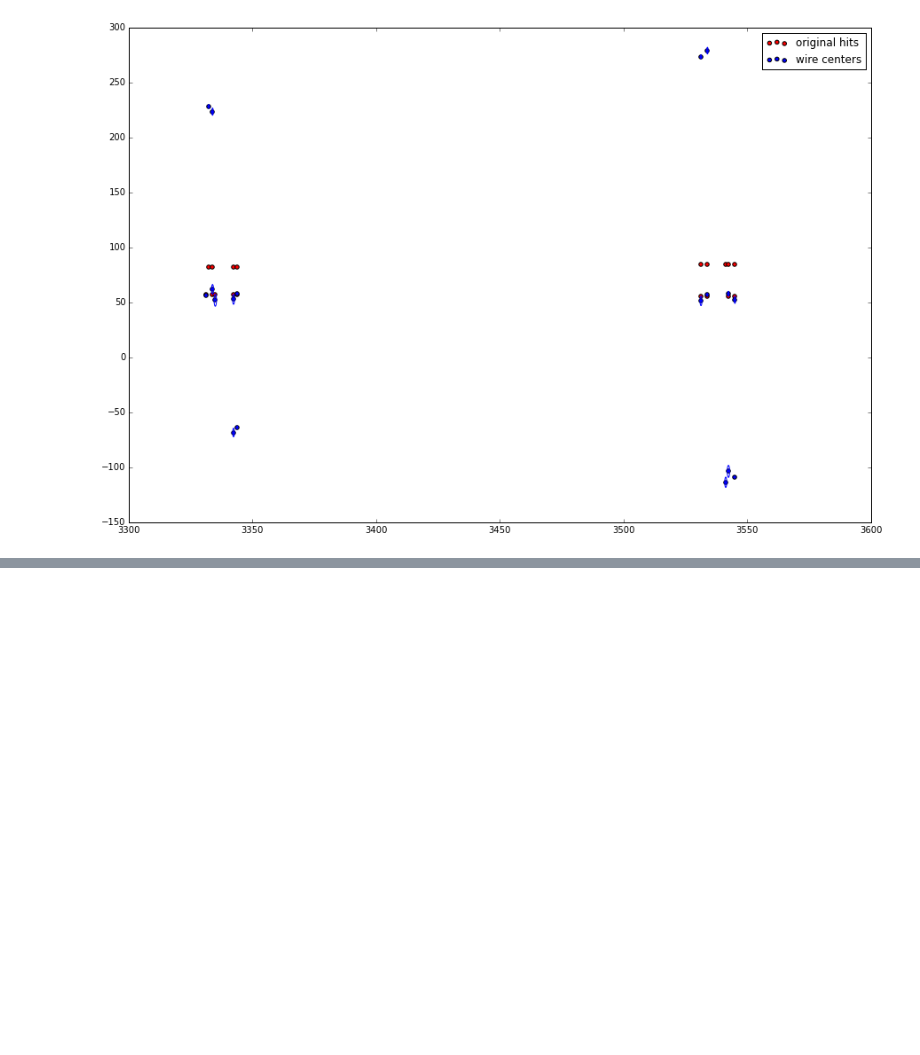
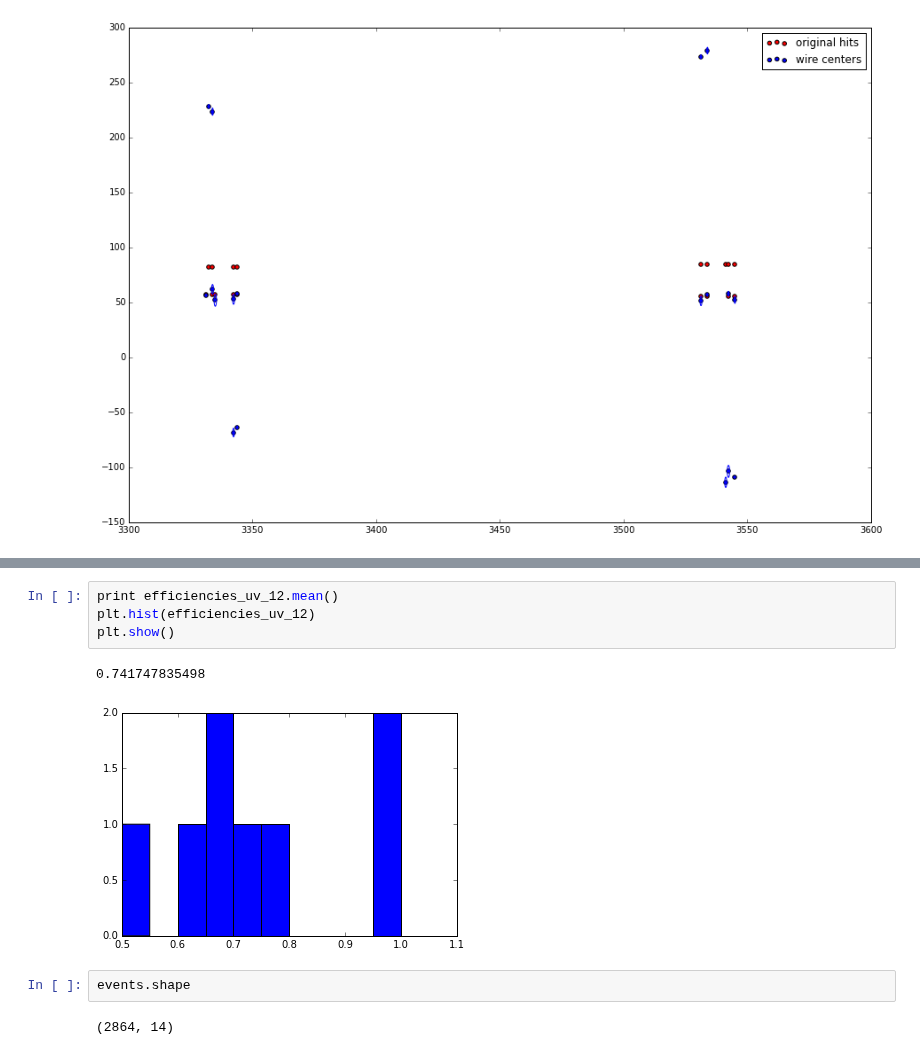
Before and after one commit to yandexdataschool/ship_tracks_recognition, a Jupyter notebook: base.ipynb, the cells around one changed output, grey strips where cells are left out. Saved outputs shown, nothing was run; the diff lists cells and outputs as text; blank space fills up the shorter version.

```diff
--- a/base.ipynb
+++ b/base.ipynb
@@ -1114,0 +1174,11 @@ plt.show()
+# %%
+print efficiencies_uv_12.mean()
+plt.hist(efficiencies_uv_12)
+plt.show()
+# %% [output]
+0.741747835498
+[figure, added]
+# %%
+events.shape
+# %% [output]
+(2864, 14)
```
Also changed, not shown: parts of 7 cells of this notebook.
